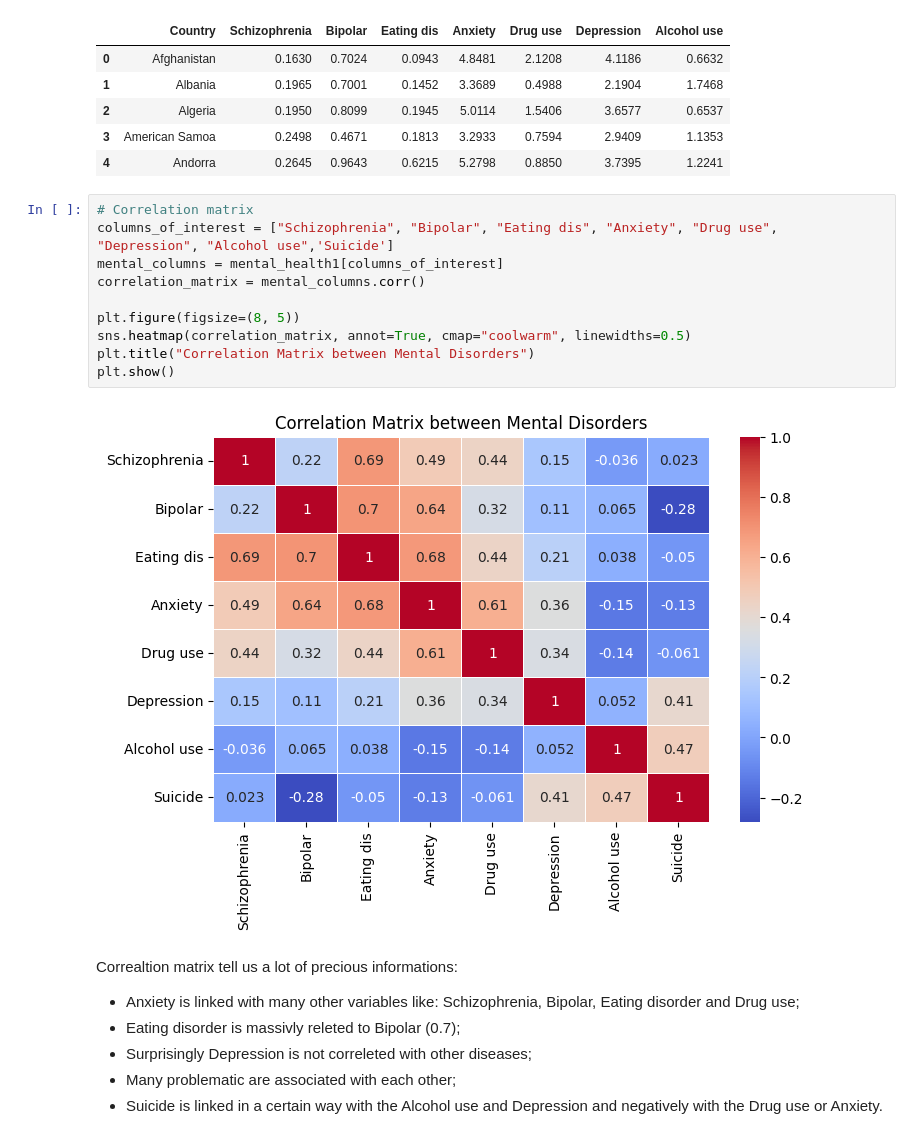
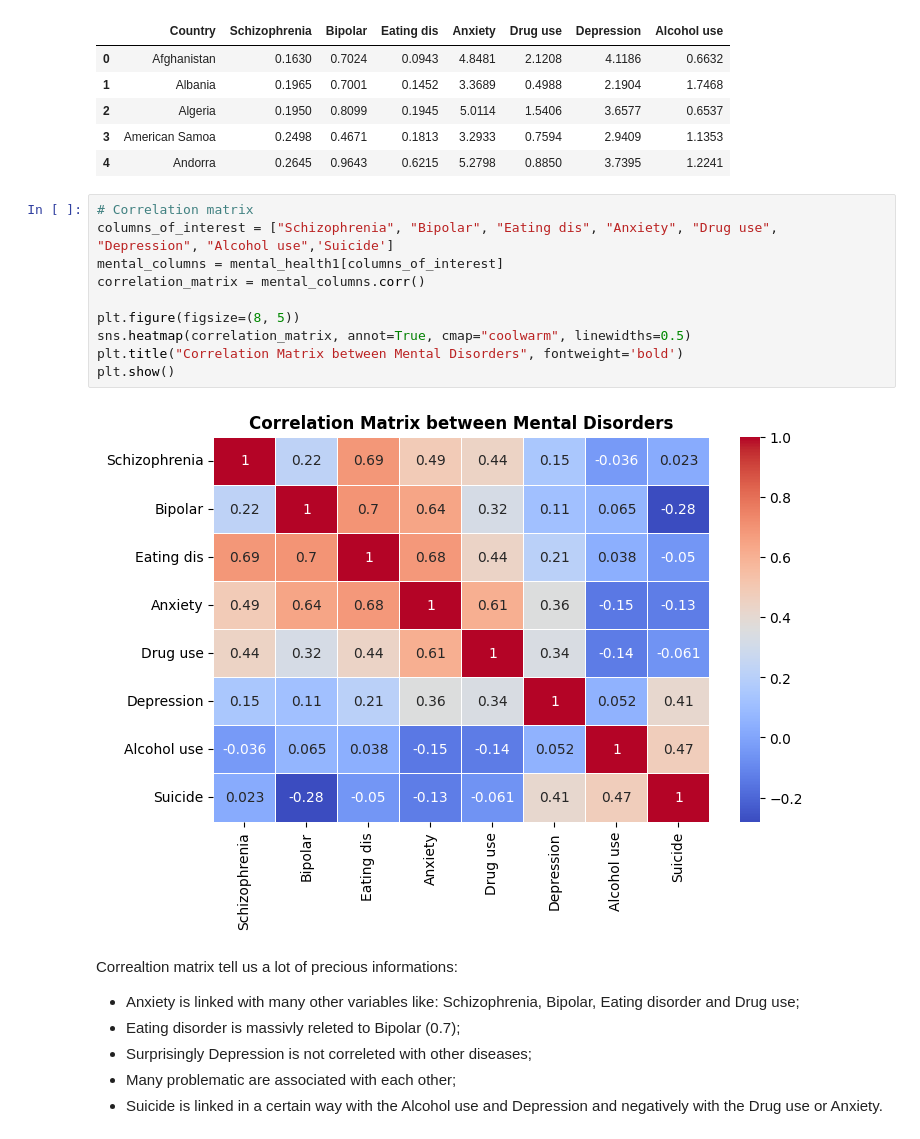
Before and after one commit to AlessandroSignoretto/Social_research_project, a Jupyter notebook: Social_research_project.ipynb, the cells around one changed output. Cells and saved outputs as stored; diff of their text form.

```diff
--- a/Social_research_project.ipynb
+++ b/Social_research_project.ipynb
@@ -253,15 +255,15 @@ meancountry.head()
 # %%
 # Correlation matrix
 columns_of_interest = ["Schizophrenia", "Bipolar", "Eating dis", "Anxiety", "Drug use", "Depression", "Alcohol use",'Suicide']
 mental_columns = mental_health1[columns_of_interest]
 correlation_matrix = mental_columns.corr()
 
 plt.figure(figsize=(8, 5))
 sns.heatmap(correlation_matrix, annot=True, cmap="coolwarm", linewidths=0.5)
-plt.title("Correlation Matrix between Mental Disorders")
+plt.title("Correlation Matrix between Mental Disorders", fontweight='bold')
 plt.show()
 # %% [output]
-[figure, old version]
+[figure, new version]
 # %% [markdown]
 Correaltion matrix tell us a lot of precious informations:
 - Anxiety is linked with many other variables like: Schizophrenia, Bipolar, Eating disorder and Drug use;
```
Also changed, not shown: parts of 8 cells of this notebook.
